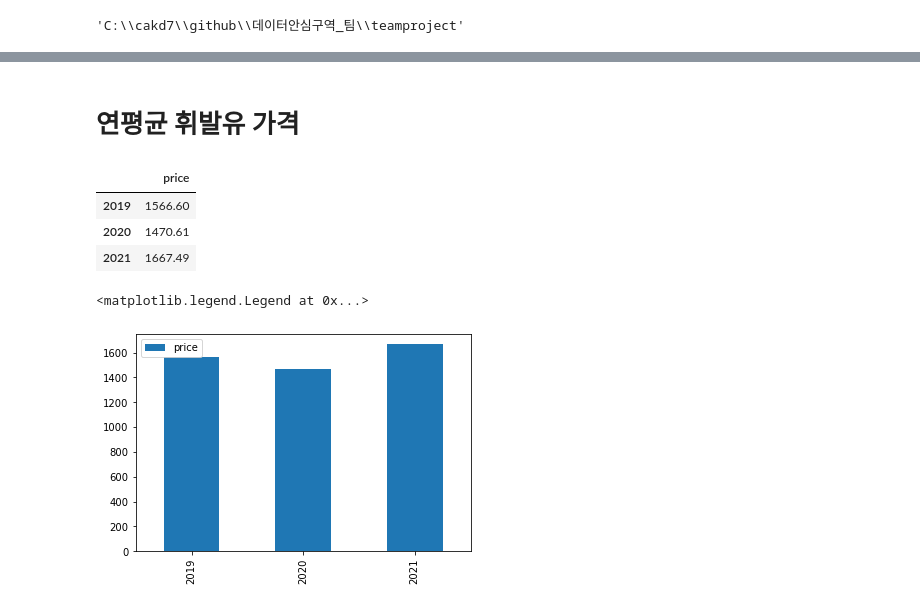
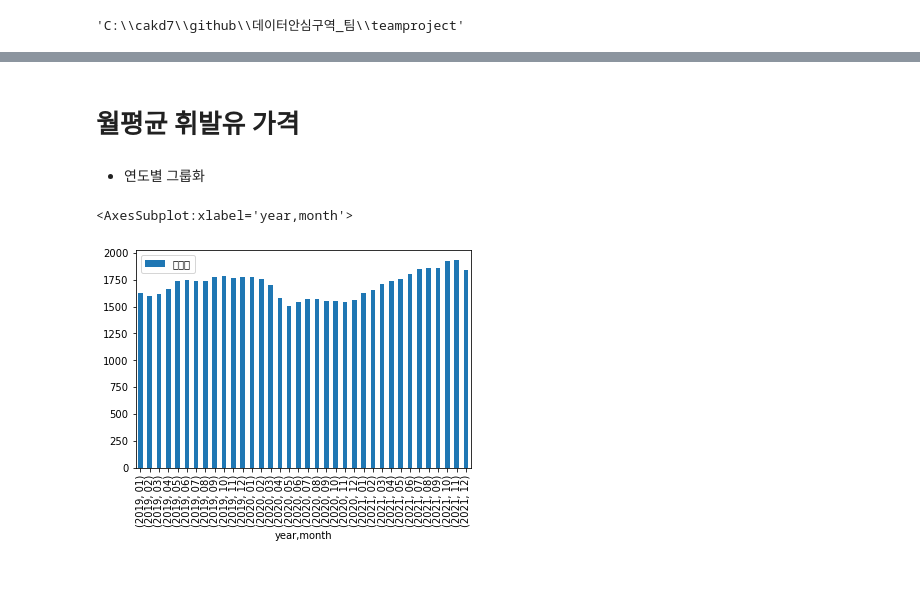
Before and after one commit to leejunghyunA/teamproject, a Jupyter notebook: 오일가격.ipynb, the cells around one changed output, grey strips where cells are left out. Drawn from its saved outputs; the diff is of its cells as text; code cells hidden in the pictures; blank space fills up the shorter version.

```diff
--- a/오일가격.ipynb
+++ b/오일가격.ipynb
@@ -74,0 +27,8 @@ Correct!
+# %%
+#불러오기
+import pandas as pd
+Y2020 = pd.read_csv('./data/유가/과거_판매가격(주유소)202001-202012.csv',encoding='cp949')
+Y2020.drop([0],inplace=True)
+Y2020.reset_index(drop=True, inplace=True)
+print(len(Y2020))
+Y2020.head()
@@ -74,0 +43,8 @@ Correct!
+# %%
+#불러오기
+import pandas as pd
+Y2021 = pd.read_csv('./data/유가/과거_판매가격(주유소)202101-202112.csv',encoding='cp949')
+Y2021.drop([0],inplace=True)
+Y2021.reset_index(drop=True, inplace=True)
+print(len(Y2021))
+Y2021.head()
@@ -74,0 +61,5 @@ Correct!
+# %%
+Yall = pd.concat([Y2019,Y2020,Y2021],axis=0)
+Yall.reset_index(drop=True, inplace=True)
+print(len(Yall)) # 482+474+442 = 1398
+Yall #2021년 마지막 주유소가 8월까지밖에 정보가 없음.(오류아님!)
@@ -74,0 +83,8 @@ Correct!
+# %%
+import re
+for i in range(len(Yall)):
+    y = Yall.loc[i,'기간'].split(" ")[0]
+    Yall.loc[i,'year'] = re.search('(\d+)',y).group()
+    m = Yall.loc[i,'기간'].split(" ")[1]
+    Yall.loc[i,'month'] = re.search('(\d+)',m).group()
+Yall
@@ -75,2 +105,2 @@ Correct!
 # %% [markdown]
-# 연평균 휘발유 가격
+# 월평균 휘발유 가격
@@ -81,16 +107,21 @@ m2021 = round(Y2021['휘발유'].mean(),2)
-# %%
-oil_price = pd.DataFrame({'price':[m2019,m2020,m2021]})
-oil_price.index += 2019
-oil_price
-# %% [output]
-|  | price |
-| 2019 | 1566.60 |
-| 2020 | 1470.61 |
-| 2021 | 1667.49 |
-# %%
-import matplotlib.pyplot as plt
-oil_price.plot(kind='bar')
-plt.legend(loc='upper left')
-# %% [output]
-<matplotlib.legend.Legend at 0x...>
-[figure, removed]
+# %% [markdown]
+- 연도별 그룹화
+# %%
+import warnings
+warnings.filterwarnings('ignore')
+import matplotlib.pyplot as plt
+# import matplotlib.font_manager as fm
+
+#한글 폰트설정
+# font_location = 'C:/cakd7/NanumGothic.ttf'
+# font_name = fm.FontProperties(fname=font_location).get_name()
+# plt.rc('font', family=font_name) # For Windows
+
+oil_pivot = pd.pivot_table ( Yall,
+                    index = ['year','month'],
+                    values = '휘발유',
+                    aggfunc = 'mean')
+oil_pivot.plot(kind='bar')
+# %% [output]
+<AxesSubplot:xlabel='year,month'>
+[figure, added]
```
Also changed, not shown: parts of 18 cells of this notebook, 10 other files.
